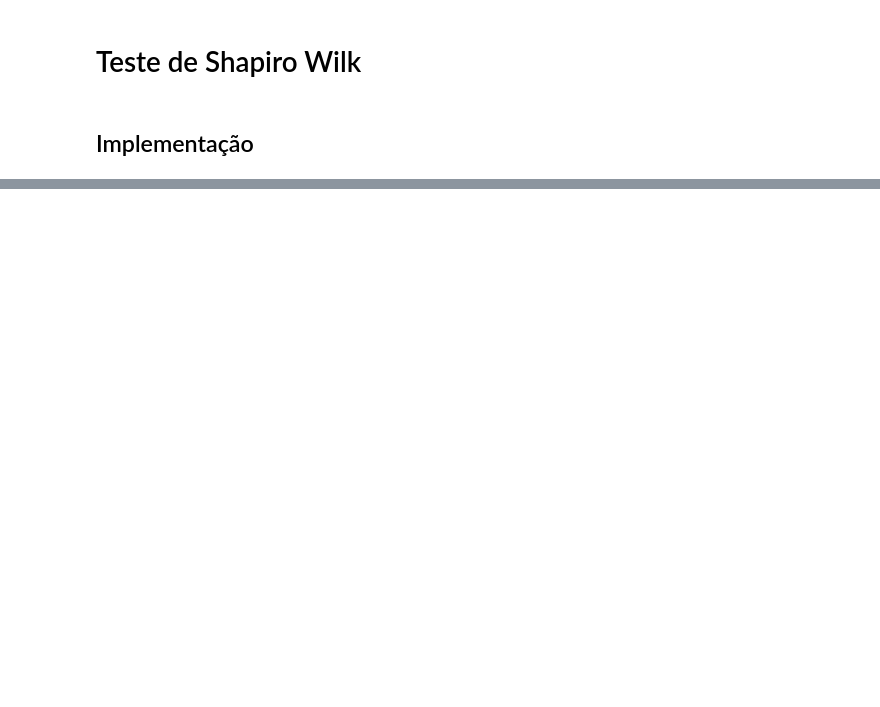
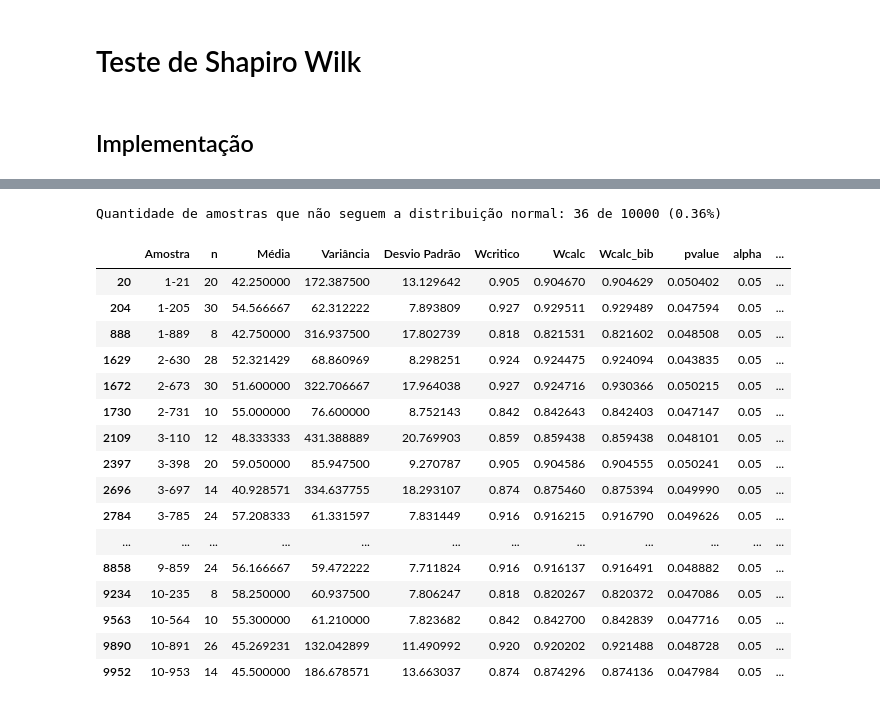
Before and after one commit to erlonL/testes-inferencia, a Jupyter notebook: Teste_ShapiroWilk_Plots.ipynb, the cells around one changed output, grey strips where cells are left out. Saved outputs shown, nothing was run; the diff lists cells and outputs as text; code cells hidden in the pictures; blank space fills up the shorter version.

```diff
--- a/Teste_ShapiroWilk_Plots.ipynb
+++ b/Teste_ShapiroWilk_Plots.ipynb
@@ -210,0 +499,23 @@ plt.show()
+# %%
+rdf.reset_index(drop=True, inplace=True)
+print('Quantidade de amostras que não seguem a distribuição normal: {} de {} ({}%)'.format(len(rdf[rdf['Resultado_final'] == False]), len(rdf), len(rdf[rdf['Resultado_final'] == False]) / len(rdf) * 100))
+rdf[rdf['Resultado_final'] == False]
+# %% [output]
+Quantidade de amostras que não seguem a distribuição normal: 36 de 10000 (0.36%)
+|  | Amostra | n | Média | Variância | Desvio Padrão | Wcritico | Wcalc | Wcalc_bib | pvalue | alpha | ... |
+| 20 | 1-21 | 20 | 42.250000 | 172.387500 | 13.129642 | 0.905 | 0.904670 | 0.904629 | 0.050402 | 0.05 | ... |
+| 204 | 1-205 | 30 | 54.566667 | 62.312222 | 7.893809 | 0.927 | 0.929511 | 0.929489 | 0.047594 | 0.05 | ... |
+| 888 | 1-889 | 8 | 42.750000 | 316.937500 | 17.802739 | 0.818 | 0.821531 | 0.821602 | 0.048508 | 0.05 | ... |
+| 1629 | 2-630 | 28 | 52.321429 | 68.860969 | 8.298251 | 0.924 | 0.924475 | 0.924094 | 0.043835 | 0.05 | ... |
+| 1672 | 2-673 | 30 | 51.600000 | 322.706667 | 17.964038 | 0.927 | 0.924716 | 0.930366 | 0.050215 | 0.05 | ... |
+| 1730 | 2-731 | 10 | 55.000000 | 76.600000 | 8.752143 | 0.842 | 0.842643 | 0.842403 | 0.047147 | 0.05 | ... |
+| 2109 | 3-110 | 12 | 48.333333 | 431.388889 | 20.769903 | 0.859 | 0.859438 | 0.859438 | 0.048101 | 0.05 | ... |
+| 2397 | 3-398 | 20 | 59.050000 | 85.947500 | 9.270787 | 0.905 | 0.904586 | 0.904555 | 0.050241 | 0.05 | ... |
+| 2696 | 3-697 | 14 | 40.928571 | 334.637755 | 18.293107 | 0.874 | 0.875460 | 0.875394 | 0.049990 | 0.05 | ... |
+| 2784 | 3-785 | 24 | 57.208333 | 61.331597 | 7.831449 | 0.916 | 0.916215 | 0.916790 | 0.049626 | 0.05 | ... |
+| ... | ... | ... | ... | ... | ... | ... | ... | ... | ... | ... | ... |
+| 8858 | 9-859 | 24 | 56.166667 | 59.472222 | 7.711824 | 0.916 | 0.916137 | 0.916491 | 0.048882 | 0.05 | ... |
+| 9234 | 10-235 | 8 | 58.250000 | 60.937500 | 7.806247 | 0.818 | 0.820267 | 0.820372 | 0.047086 | 0.05 | ... |
+| 9563 | 10-564 | 10 | 55.300000 | 61.210000 | 7.823682 | 0.842 | 0.842700 | 0.842839 | 0.047716 | 0.05 | ... |
+| 9890 | 10-891 | 26 | 45.269231 | 132.042899 | 11.490992 | 0.920 | 0.920202 | 0.921488 | 0.048728 | 0.05 | ... |
+| 9952 | 10-953 | 14 | 45.500000 | 186.678571 | 13.663037 | 0.874 | 0.874296 | 0.874136 | 0.047984 | 0.05 | ... |
```
Also changed, not shown: parts of 9 cells of this notebook, 3 other files.
